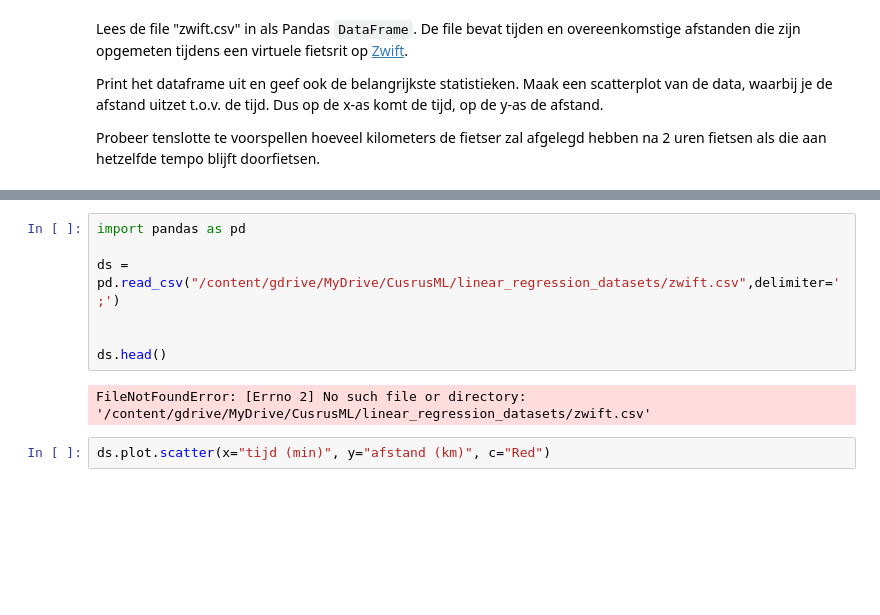
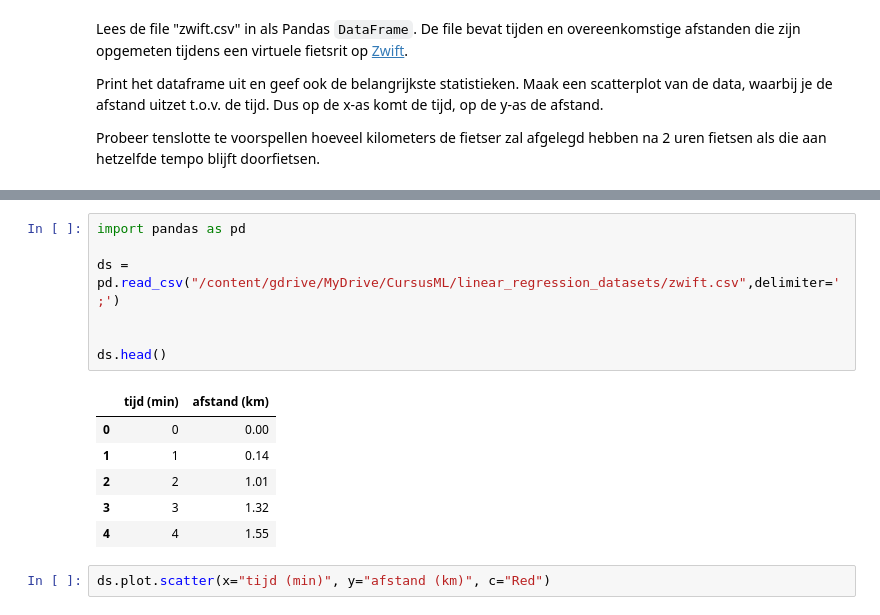
Before and after one commit to petervcvives/CursusML, a Jupyter notebook: 03_linear_regression/1_linear_regression_intro.ipynb, the cells around one changed output, grey strips where cells are left out. Drawn from its saved outputs; the diff is of its cells as text; blank space fills up the shorter version.

```diff
--- a/03_linear_regression/1_linear_regression_intro.ipynb
+++ b/03_linear_regression/1_linear_regression_intro.ipynb
@@ -40,12 +38,17 @@ Drive already mounted at /content/gdrive; to attempt to forcibly remount, call d
 # %%
 import pandas as pd
 
-ds = pd.read_csv("/content/gdrive/MyDrive/CusrusML/linear_regression_datasets/zwift.csv",delimiter=';')
+ds = pd.read_csv("/content/gdrive/MyDrive/CursusML/linear_regression_datasets/zwift.csv",delimiter=';')
 
 
 ds.head()
 # %% [output]
-FileNotFoundError: [Errno 2] No such file or directory: '/content/gdrive/MyDrive/CusrusML/linear_regression_datasets/zwift.csv'
+|  | tijd (min) | afstand (km) |
+| 0 | 0 | 0.00 |
+| 1 | 1 | 0.14 |
+| 2 | 2 | 1.01 |
+| 3 | 3 | 1.32 |
+| 4 | 4 | 1.55 |
 # %%
 ds.plot.scatter(x="tijd (min)", y="afstand (km)", c="Red")
 # %% [output]
```
Also changed, not shown: parts of 1 cell of this notebook.
